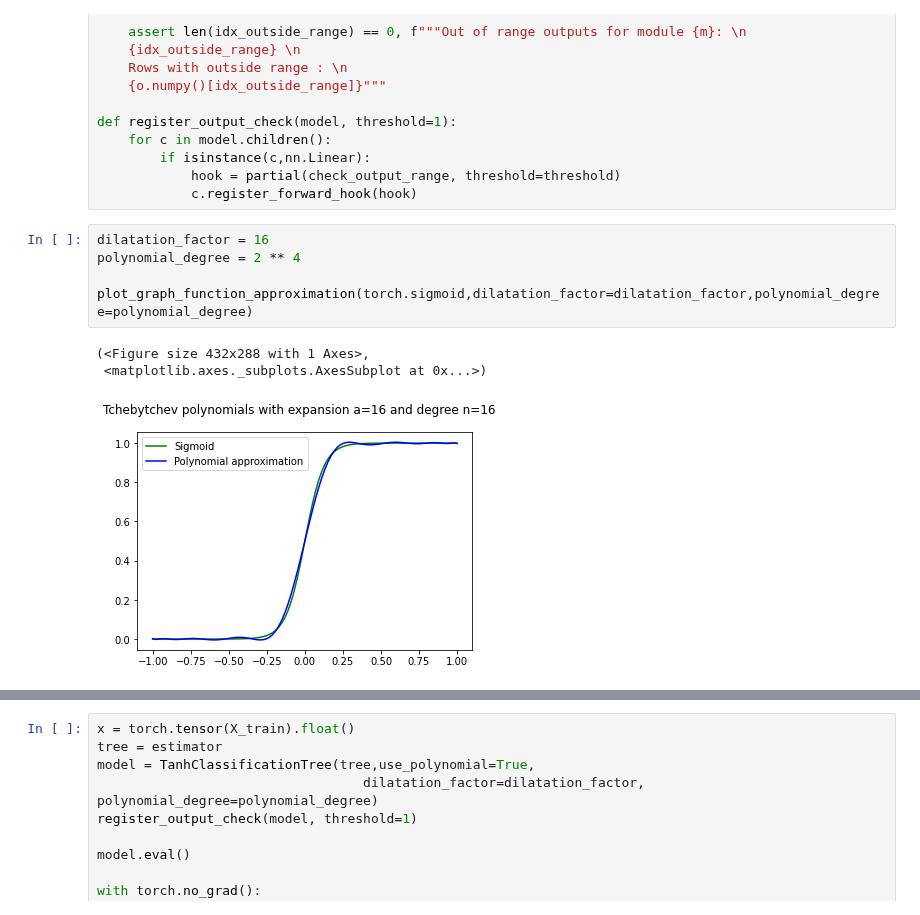
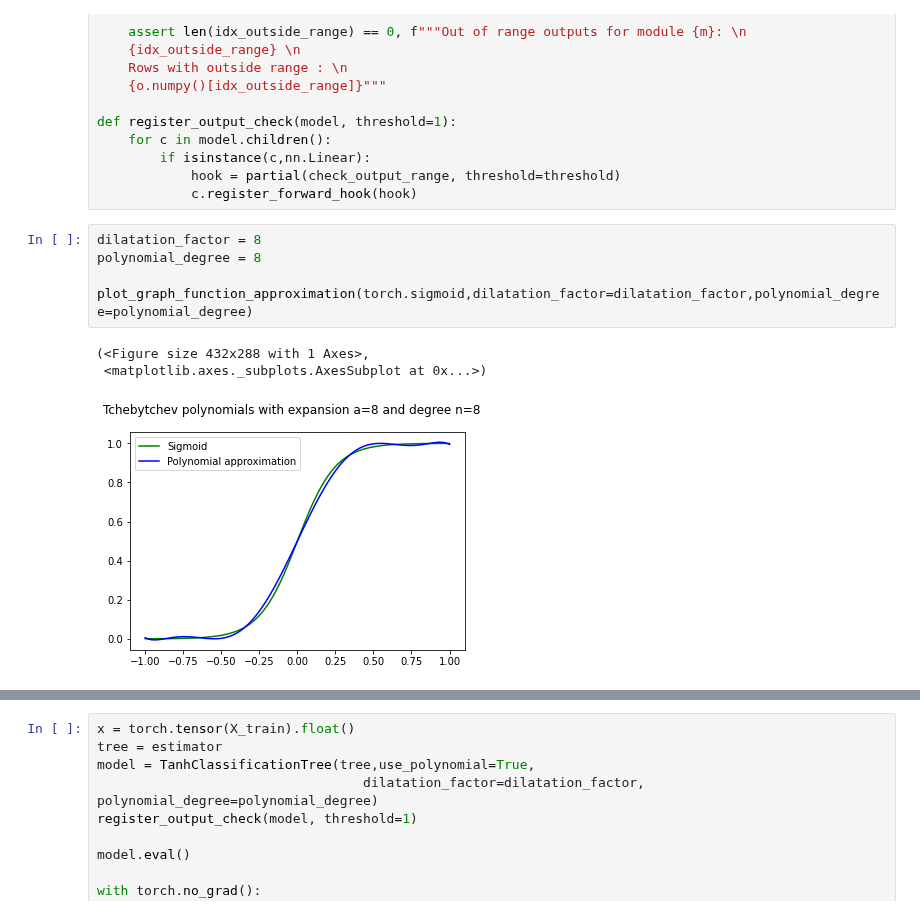
Before and after one commit to dhuynh95/cryptotree, a Jupyter notebook: nbs/00_core.ipynb, the cells around one changed output, grey strips where cells are left out. Cells and saved outputs as stored; diff of their text form.

```diff
--- a/nbs/00_core.ipynb
+++ b/nbs/00_core.ipynb
@@ -862,14 +862,14 @@ def register_output_check(model, threshold=1):
             hook = partial(check_output_range, threshold=threshold)
             c.register_forward_hook(hook)
 # %%
-dilatation_factor = 16
-polynomial_degree = 2 ** 4
+dilatation_factor = 8
+polynomial_degree = 8
 
 plot_graph_function_approximation(torch.sigmoid,dilatation_factor=dilatation_factor,polynomial_degree=polynomial_degree)
 # %% [output]
 (<Figure size 432x288 with 1 Axes>,
  <matplotlib.axes._subplots.AxesSubplot at 0x...>)
-[figure, old version]
+[figure, new version]
 # %%
 x = torch.tensor(X_train).float()
 tree = estimator
```
Also changed, not shown: parts of 2 cells of this notebook, 2 other files.
